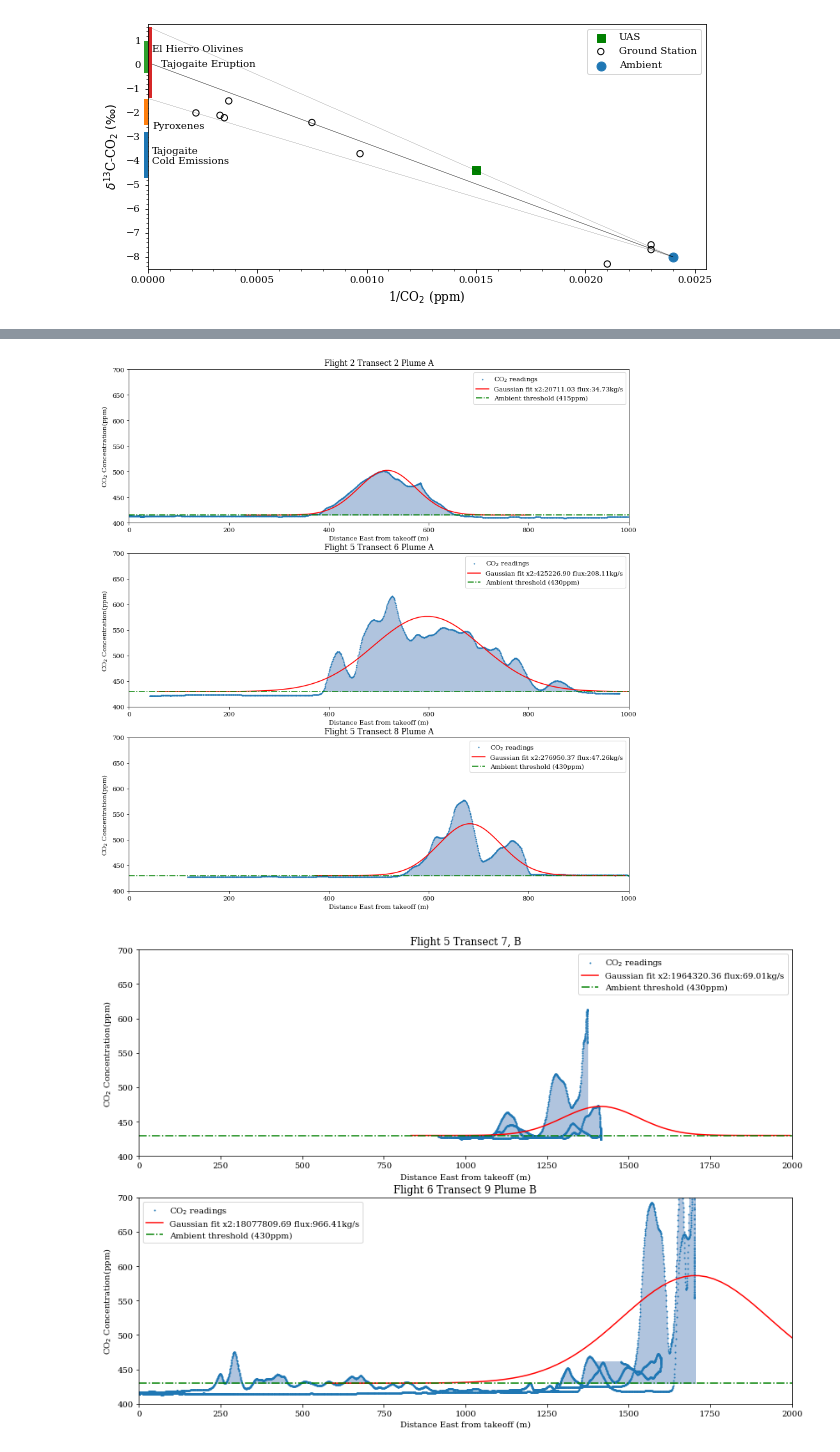
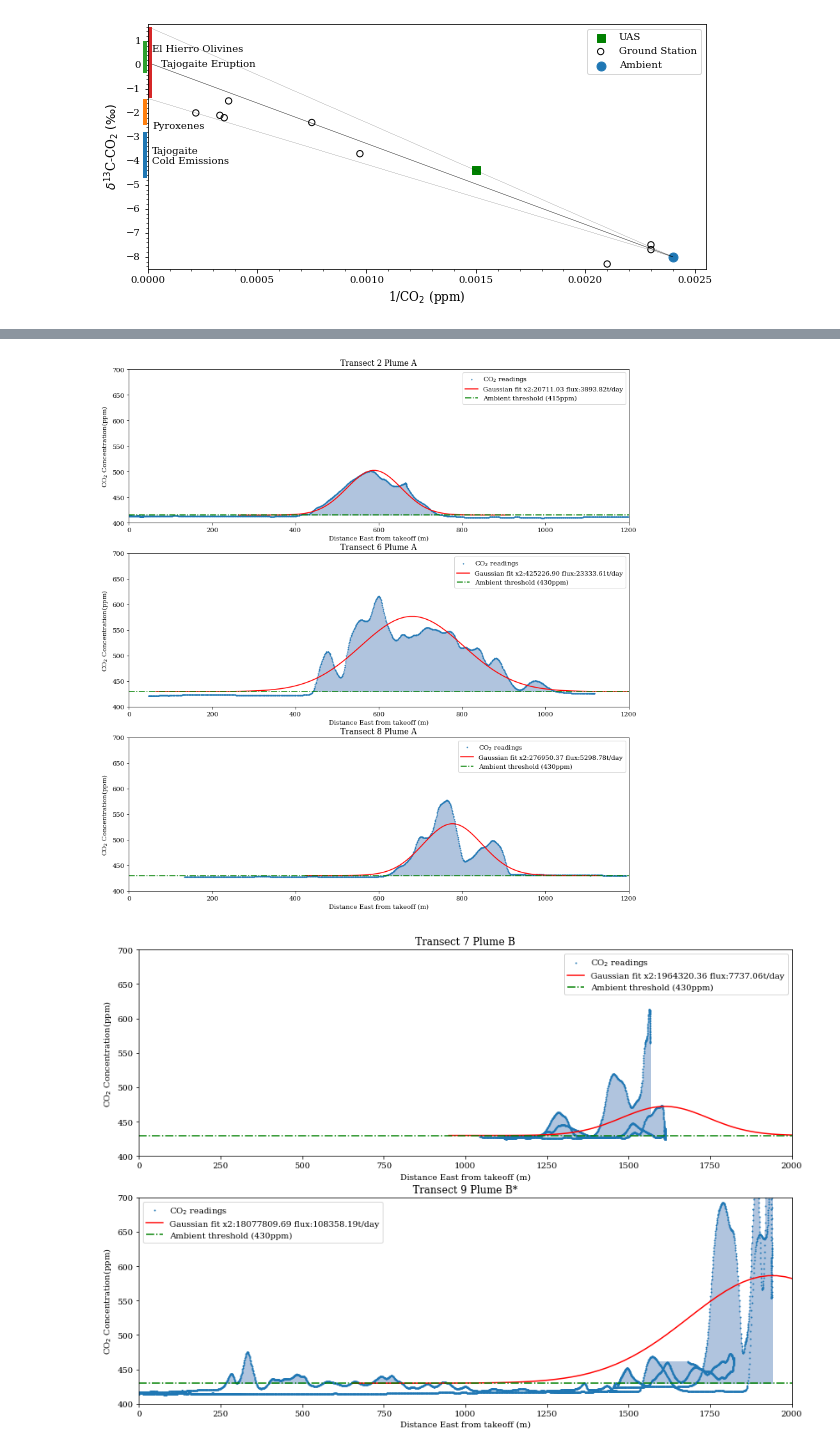
Before and after one commit to BCLab-UNM/lapalma-expedition, a Jupyter notebook: La Palma Nov 2021.ipynb, the cells around one changed output, grey strips where cells are left out. Drawn from its saved outputs; the diff is of its cells as text; code cells hidden in the pictures.

```diff
--- a/La Palma Nov 2021.ipynb
+++ b/La Palma Nov 2021.ipynb
@@ -84,8 +77,8 @@ def flux(C):
     # (ppm m2)* (g / mol) * (mol / l) * (m/s) * (tonnes / g) * (s / day)
     # g CO2 m2 / m3 * (m/s) * (tonnes / g) * (s / day)
     # tonnes CO2 / day
-    # return C * CO2_molecular_weight * moles_per_liter / l_per_m3 * wind_speed * tonnes_per_g * seconds_in_day
-    return C * CO2_molecular_weight * moles_per_liter / l_per_m3 * wind_speed * kg_per_g
+    return C * CO2_molecular_weight * moles_per_liter / l_per_m3 * wind_speed * tonnes_per_g * seconds_in_day
+#     return C * CO2_molecular_weight * moles_per_liter / l_per_m3 * wind_speed * kg_per_g
 
 def area(distance_data, ambient):
 
@@ -110,7 +103,7 @@ def render_scatter_areas(ax, distance_data, ambient):
 
 EARTH_CIRCUMFERENCE = 40008000
 
-def render_distance_data(starting_position, data, ambient, title, ax, min_distance=0, limit_distance=None, legend=True, use_max=False, plot_gaussian=True, max_co2=700, angle=math.pi/2, delegate=None):
+def render_distance_data(starting_position, data, ambient, date, transect, plume, altitude, ax, min_distance=0, limit_distance=None, legend=True, use_max=False, plot_gaussian=True, max_co2=700, angle=math.pi/2, delegate=None):
     total = 0
     count = 0
 
@@ -119,8 +112,7 @@ def render_distance_data(starting_position, data, ambient, title, ax, min_distan
     distance_angle_scale = math.sin(angle)
 
     for d in data:
-        lat_diff = (starting_position.lat - d.lat) * (EARTH_CIRCUMFERENCE / 360) * math.cos(starting_position.lat * 0.01745)
-        lon_diff = (starting_position.lon - d.lon) * (EARTH_CIRCUMFERENCE / 360)
+        lat_diff = (starting_position.lat - d.lat) * (EARTH_CIRCUMFERENCE / 360)
         distance = lat_diff * distance_angle_scale
         if distance > min_distance:
             distance_data.append({"distance": distance, "value": d.value})
@@ -149,8 +141,22 @@ def render_distance_data(starting_position, data, ambient, title, ax, min_distan
 
     scatter_area = area(distance_data, ambient)
 
-    print("{} m: {:.2f} sd: {:.2f} a: {:.2f} x2: {:.2f} flux:{:.2f}kg/s".
-          format(title, minimum_s, mean, std_dev, minimum_x2, flux(minimum_s)))
+#     print("{} m: {:.2f} sd: {:.2f} a: {:.2f} x2: {:.2f} flux: {:.2f} t/day".
+#           format(title, minimum_s, mean, std_dev, minimum_x2, flux(minimum_s)))
+
+    def sci_format(input):
+        # Convert the number to scientific notation
+        exponent = 0
+        while abs(input) >= 10:
+            input /= 10
+            exponent += 1
+        while abs(input) < 1:
+            input *= 10
+            exponent -= 1
+        return f"{input:.2f}\\times10^{exponent}"
+
+    title = f"{transect} Plume {plume}"
+    print(f"{date} & {title} & {altitude} m & ${sci_format(minimum_s)}$ & ${sci_format(minimum_x2)}$ & ${sci_format(flux(minimum_s))}$")
 
     x = np.linspace(mean - 5*std_dev, mean + 5*std_dev, 100)
     pdf = [(x) + ambient for x in gaussian_slice(minimum_s, x, mean, std_dev)]
@@ -158,11 +164,11 @@ def render_distance_data(starting_position, data, ambient, title, ax, min_distan
     if delegate is not None:
         delegate(ax)
 
-    ax.title.set_text(title)
+    ax.title.set_text(f"Transect {transect} Plume {plume}")
     render_scatter_areas(ax, distance_data, ambient)
     ax.scatter([d["distance"] for d in distance_data], [d["value"] for d in distance_data], s=1, label="CO$_2$ readings")
     if plot_gaussian:
-        ax.plot(x, pdf, c='r', label='Gaussian fit x2:{:.2f} flux:{:.2f}kg/s'.format(minimum_x2, flux(minimum_s)))
+        ax.plot(x, pdf, c='r', label='Gaussian fit x2:{:.2f} flux:{:.2f}t/day'.format(minimum_x2, flux(minimum_s)))
     ax.axhline(y = ambient, color = 'g', linestyle = '-.', label="Ambient threshold ({}ppm)".format(ambient))
     ax.set_xlabel('Distance East from takeoff (m)')
     ax.set_ylabel('CO$_2$ Concentration(ppm)')
@@ -630,14 +634,12 @@ saveFigure(plt, "KeelingPlot")
 # %%
 fig, axs = plt.subplots(3, 1, figsize=(14, 15))
 
-render_distance_data(lapalma_flight2a[0], lapalma_flight2a, 415, 'Flight 2 Transect 2 Plume A', axs[0], limit_distance=1000, legend=True)
-render_distance_data(lapalma_flight5[0], first_plume, 430, 'Flight 5 Transect 6 Plume A', axs[1], limit_distance=1000, legend=True)
-render_distance_data(lapalma_flight5[0], returning_plume, 430, 'Flight 5 Transect 8 Plume A', axs[2], limit_distance=1000, legend=True)
+render_distance_data(lapalma_flight2a[0], lapalma_flight2a, 415, '2021-11-26', 2, 'A', 200, axs[0], limit_distance=1200, legend=True)
+render_distance_data(lapalma_flight5[0], first_plume, 430, '2021-11-27', 6, 'A', 100, axs[1], limit_distance=1200, legend=True)
+render_distance_data(lapalma_flight5[0], returning_plume, 430, '2021-11-27', 8, 'A', 300, axs[2], limit_distance=1200, legend=True)
 
 fig, axs = plt.subplots(2, 1, figsize=(14, 10))
 
-render_distance_data(lapalma_flight5[0], curtain_plume, 430, 'Flight 5 Transect 7, B', axs[0], limit_distance=2000, legend=True, use_max=True)
-render_distance_data(lapalma_flight6[0], lapalma_flight6, 430, 'Flight 6 Transect 9 Plume B', axs[1], limit_distance=2000, legend=True, use_max=True)
-
-saveFigure(plt, "transect_plumeB_areas")
+render_distance_data(lapalma_flight5[0], curtain_plume, 430, '2021-11-27', 7, 'B', '100 to 250', axs[0], limit_distance=2000, legend=True, use_max=True)
+render_distance_data(lapalma_flight6[0], lapalma_flight6, 430, '2021-11-28', 9, 'B*', 300, axs[1], limit_distance=2000, legend=True, use_max=True)
 # %% [output]
@@ -649,5 +651,5 @@ Flight 6 Transect 9 Plume B m: 50066272.46 sd: 1703.81 a: 225.77 x2: 18077809.69
-[figure, old version]
+[figure, new version]
-[figure, old version]
+[figure, new version]
 # %%
 
 fig, axs = plt.subplots(6, 2, figsize=(16, 40))
```
Also changed, not shown: parts of 7 cells of this notebook.
